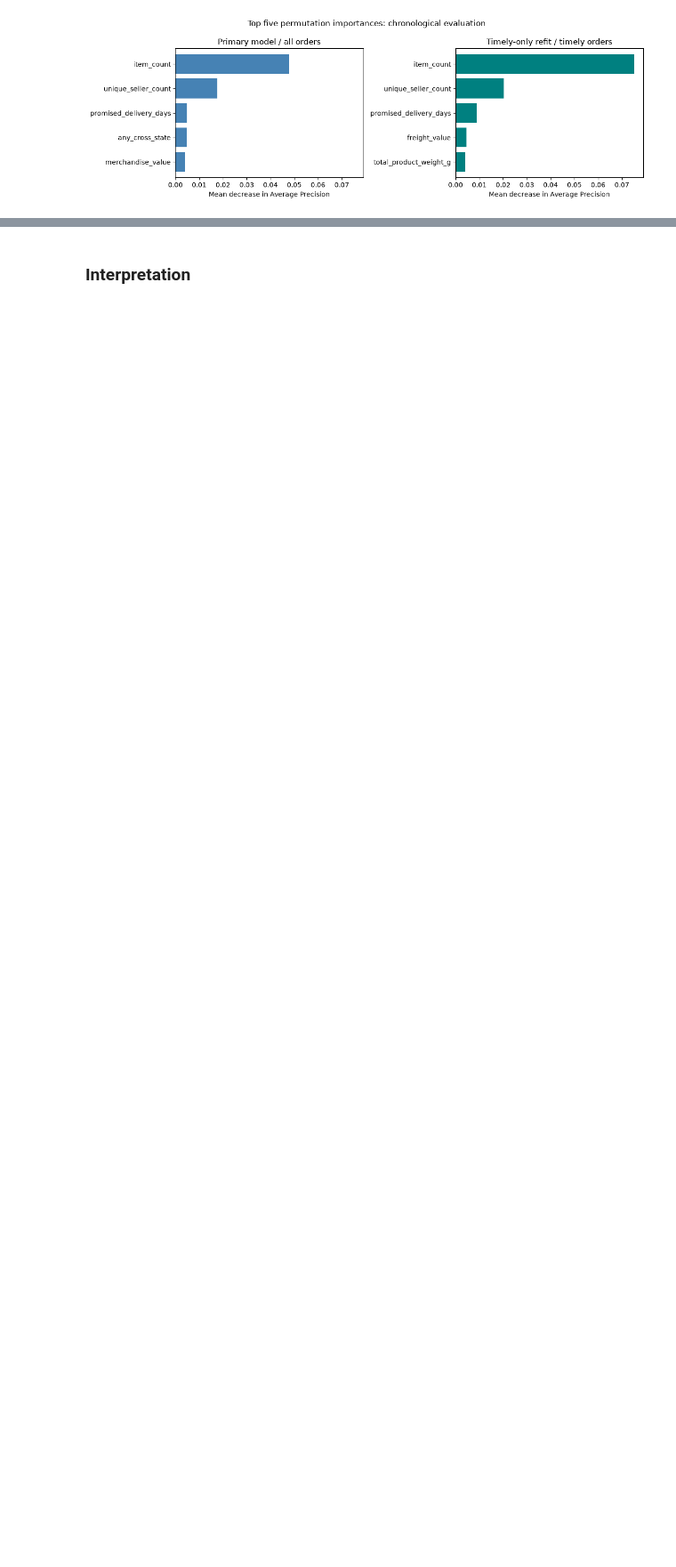
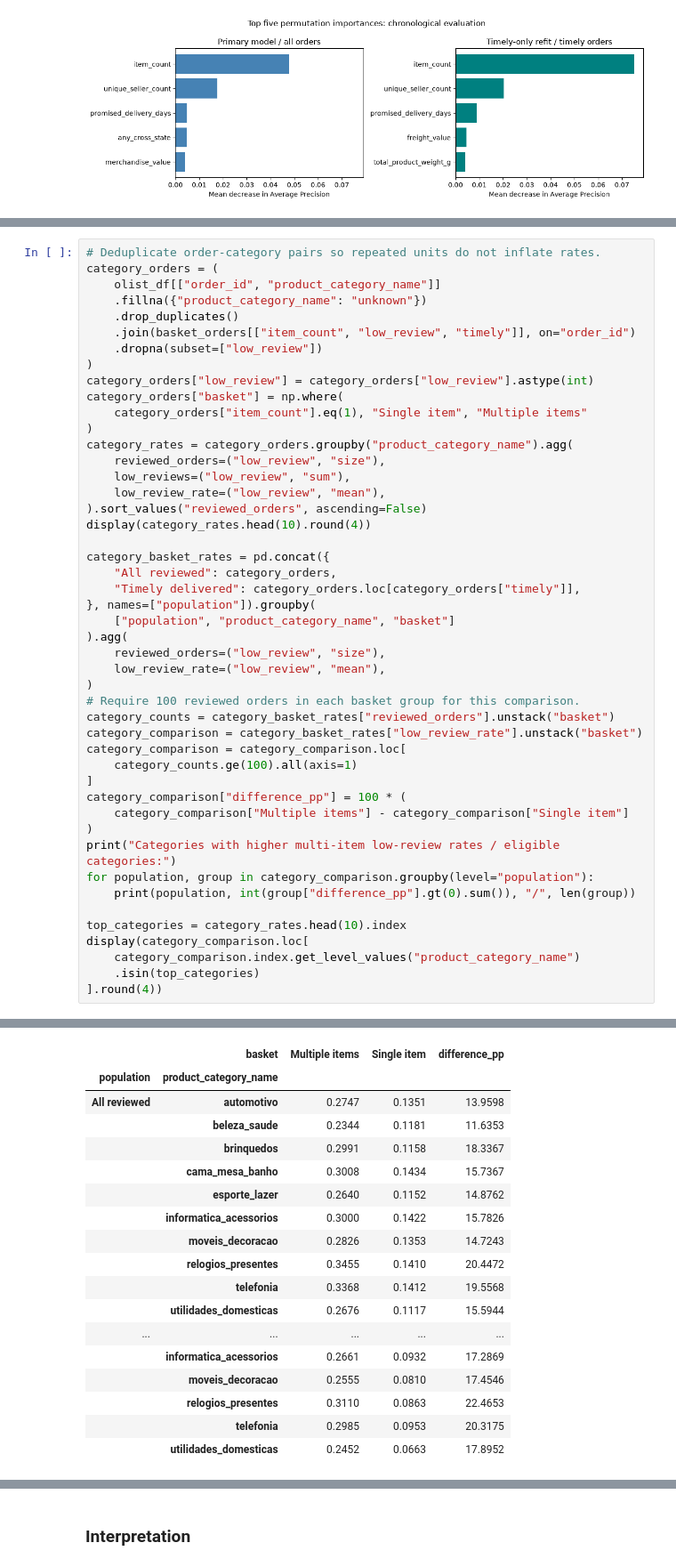
Before and after one commit to asherdata1/supply-chain-decision-support, a Jupyter notebook: 03_final/03_modeling.ipynb, the cells around one changed output, grey strips where cells are left out. Shown at 89% size. Cells and saved outputs as stored; diff of their text form; blank space fills up the shorter version.

```diff
--- a/03_final/03_modeling.ipynb
+++ b/03_final/03_modeling.ipynb
@@ -1287,0 +1354,48 @@ plt.show()
+# %%
+# Deduplicate order-category pairs so repeated units do not inflate rates.
+category_orders = (
+    olist_df[["order_id", "product_category_name"]]
+    .fillna({"product_category_name": "unknown"})
+    .drop_duplicates()
+    .join(basket_orders[["item_count", "low_review", "timely"]], on="order_id")
+    .dropna(subset=["low_review"])
+)
+category_orders["low_review"] = category_orders["low_review"].astype(int)
+category_orders["basket"] = np.where(
+    category_orders["item_count"].eq(1), "Single item", "Multiple items"
+)
+category_rates = category_orders.groupby("product_category_name").agg(
+    reviewed_orders=("low_review", "size"),
+    low_reviews=("low_review", "sum"),
+    low_review_rate=("low_review", "mean"),
+).sort_values("reviewed_orders", ascending=False)
+display(category_rates.head(10).round(4))
+
+category_basket_rates = pd.concat({
+    "All reviewed": category_orders,
+    "Timely delivered": category_orders.loc[category_orders["timely"]],
+}, names=["population"]).groupby(
+    ["population", "product_category_name", "basket"]
+).agg(
+    reviewed_orders=("low_review", "size"),
+    low_review_rate=("low_review", "mean"),
+)
+# Require 100 reviewed orders in each basket group for this comparison.
+category_counts = category_basket_rates["reviewed_orders"].unstack("basket")
+category_comparison = category_basket_rates["low_review_rate"].unstack("basket")
+category_comparison = category_comparison.loc[
+    category_counts.ge(100).all(axis=1)
+]
+category_comparison["difference_pp"] = 100 * (
+    category_comparison["Multiple items"] - category_comparison["Single item"]
+)
+print("Categories with higher multi-item low-review rates / eligible categories:")
+for population, group in category_comparison.groupby(level="population"):
+    print(population, int(group["difference_pp"].gt(0).sum()), "/", len(group))
+
+top_categories = category_rates.head(10).index
+display(category_comparison.loc[
+    category_comparison.index.get_level_values("product_category_name")
+    .isin(top_categories)
+].round(4))
+# %% [output]
@@ -1287,0 +1414,18 @@ plt.show()
+|  | basket | Multiple items | Single item | difference_pp |
+| population | product_category_name |  |  |  |
+| All reviewed | automotivo | 0.2747 | 0.1351 | 13.9598 |
+|  | beleza_saude | 0.2344 | 0.1181 | 11.6353 |
+|  | brinquedos | 0.2991 | 0.1158 | 18.3367 |
+|  | cama_mesa_banho | 0.3008 | 0.1434 | 15.7367 |
+|  | esporte_lazer | 0.2640 | 0.1152 | 14.8762 |
+|  | informatica_acessorios | 0.3000 | 0.1422 | 15.7826 |
+|  | moveis_decoracao | 0.2826 | 0.1353 | 14.7243 |
+|  | relogios_presentes | 0.3455 | 0.1410 | 20.4472 |
+|  | telefonia | 0.3368 | 0.1412 | 19.5568 |
+|  | utilidades_domesticas | 0.2676 | 0.1117 | 15.5944 |
+| ... | ... | ... | ... | ... |
+|  | informatica_acessorios | 0.2661 | 0.0932 | 17.2869 |
+|  | moveis_decoracao | 0.2555 | 0.0810 | 17.4546 |
+|  | relogios_presentes | 0.3110 | 0.0863 | 22.4653 |
+|  | telefonia | 0.2985 | 0.0953 | 20.3175 |
+|  | utilidades_domesticas | 0.2452 | 0.0663 | 17.8952 |
```
Also changed, not shown: parts of 9 cells of this notebook.
